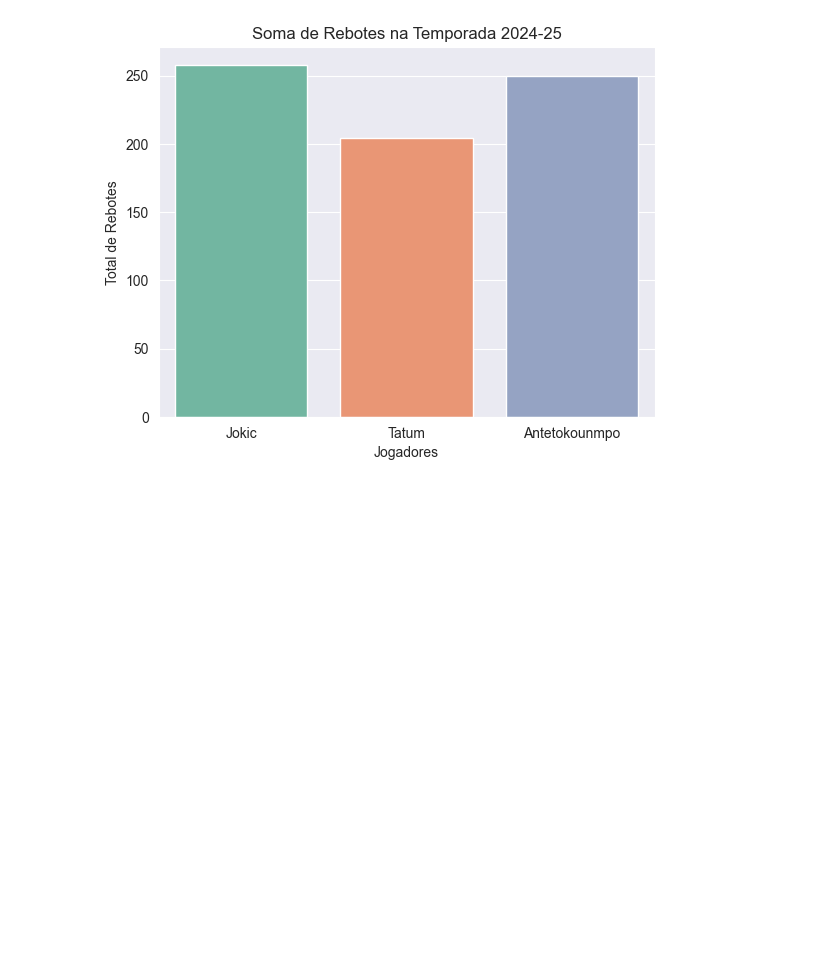
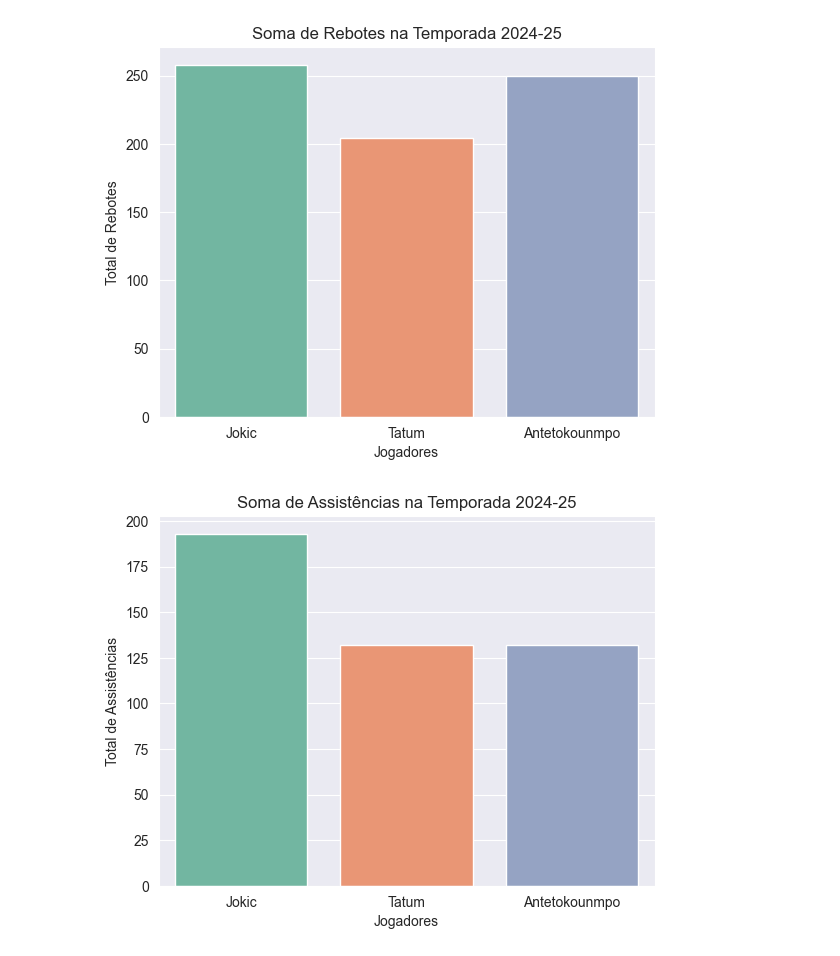
Before and after one commit to eduardogaleano0/NBA_MVP_24_25, a Jupyter notebook: NBA_2024_2025.ipynb, the cells around one changed output. Saved outputs shown, nothing was run; the diff lists cells and outputs as text; code cells hidden in the pictures; blank space fills up the shorter version.

```diff
--- a/NBA_2024_2025.ipynb
+++ b/NBA_2024_2025.ipynb
@@ -441,3 +441,19 @@ plt.ylabel("Total de Rebotes")
 plt.show()
 # %% [output]
 [figure]
+# %%
+# Calcular o total de pontos de cada jogador
+total_points_jokic = df_jokic['AST'].sum()
+total_points_tatum = df_tatum['AST'].sum()
+total_points_antetokounmpo = df_antetokounmpo['AST'].sum()
+players = ['Jokic', 'Tatum', 'Antetokounmpo']
+total_points = [total_points_jokic, total_points_tatum, total_points_antetokounmpo]
+
+# Plotar o gráfico de barras
+sns.barplot(x=players, y=total_points, palette="Set2", hue=players, dodge=False, legend=False)
+plt.title("Soma de Assistências na Temporada 2024-25")
+plt.xlabel("Jogadores")
+plt.ylabel("Total de Assistências")
+plt.show()
+# %% [output]
+[figure, added]
```
